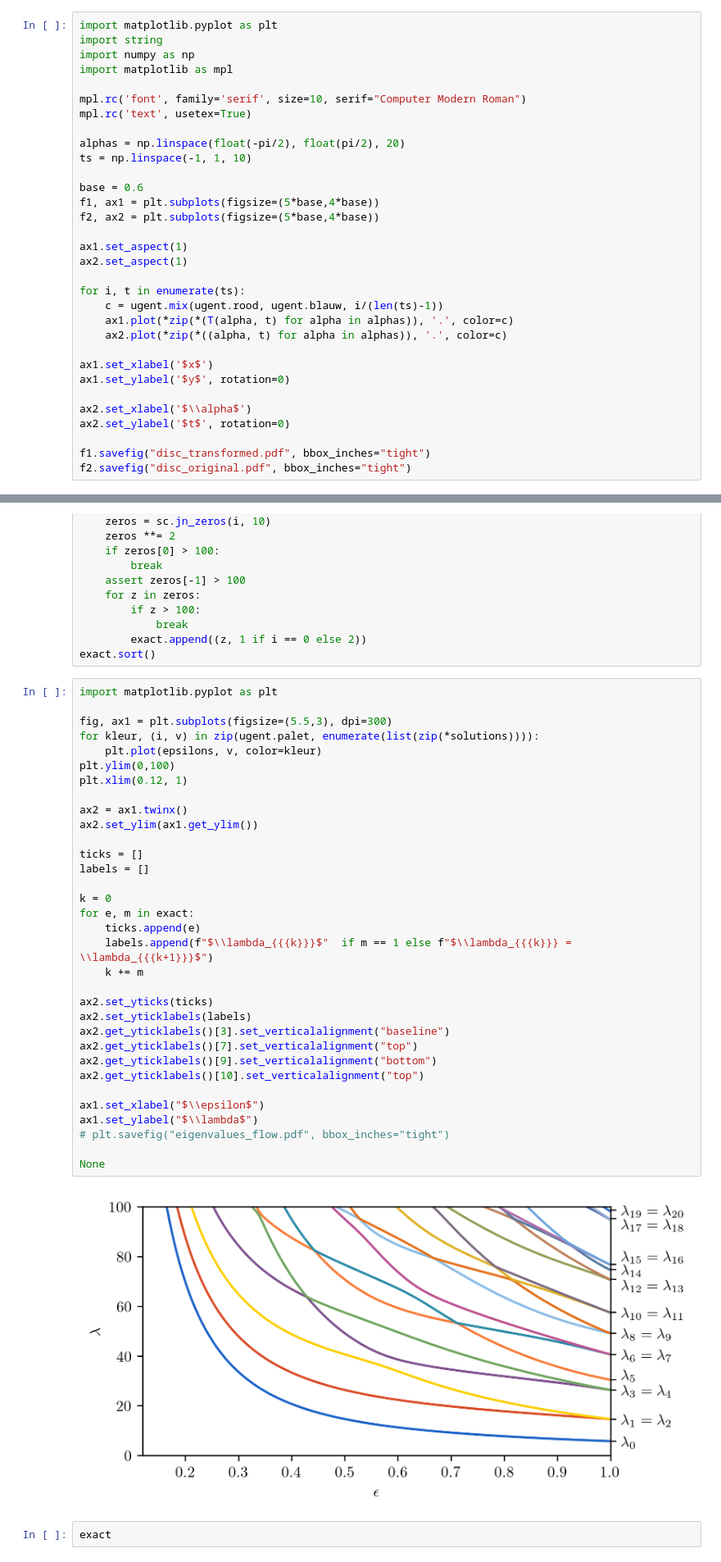
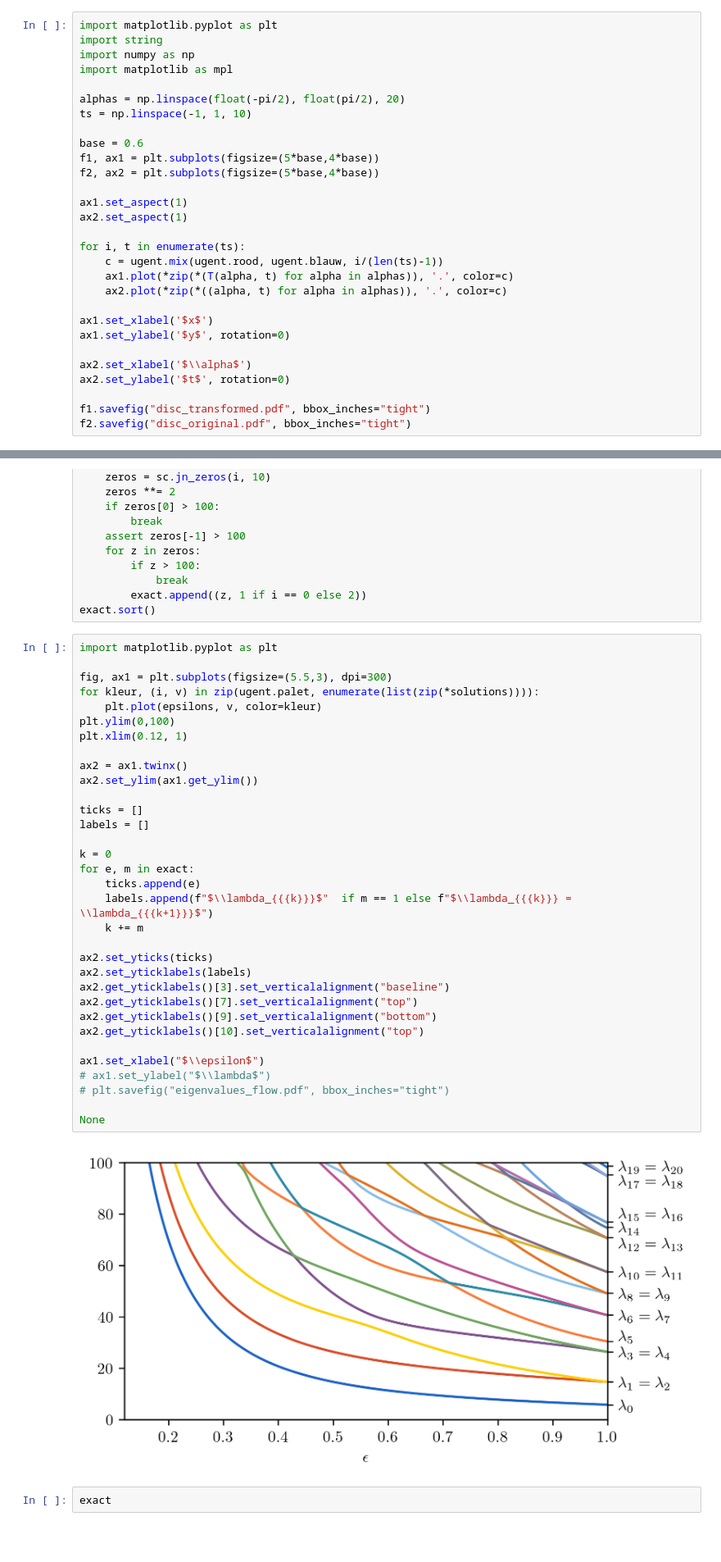
Before and after one commit to toonijn/PhD-thesis, a Jupyter notebook: img/chapter3/on_disc/disc.ipynb, the cells around one changed output, grey strips where cells are left out. Shown at 82% size. Cells and saved outputs as stored; diff of their text form; blank space fills up the shorter version.

```diff
--- a/img/chapter3/on_disc/disc.ipynb
+++ b/img/chapter3/on_disc/disc.ipynb
@@ -16,9 +16,6 @@ import matplotlib.pyplot as plt
 import string
 import numpy as np
 import matplotlib as mpl
-
-mpl.rc('font', family='serif', size=10, serif="Computer Modern Roman")
-mpl.rc('text', usetex=True)
 
 alphas = np.linspace(float(-pi/2), float(pi/2), 20)
 ts = np.linspace(-1, 1, 10)
@@ -165,35 +162,35 @@ import matplotlib.pyplot as plt
 fig, ax1 = plt.subplots(figsize=(5.5,3), dpi=300)
 for kleur, (i, v) in zip(ugent.palet, enumerate(list(zip(*solutions)))):
     plt.plot(epsilons, v, color=kleur)
 plt.ylim(0,100)
 plt.xlim(0.12, 1)
 
 ax2 = ax1.twinx()
 ax2.set_ylim(ax1.get_ylim())
 
 ticks = []
 labels = []
 
 k = 0
 for e, m in exact:
     ticks.append(e)
     labels.append(f"$\\lambda_{{{k}}}$"  if m == 1 else f"$\\lambda_{{{k}}} = \\lambda_{{{k+1}}}$")
     k += m
 
 ax2.set_yticks(ticks)
 ax2.set_yticklabels(labels)
 ax2.get_yticklabels()[3].set_verticalalignment("baseline")
 ax2.get_yticklabels()[7].set_verticalalignment("top")
 ax2.get_yticklabels()[9].set_verticalalignment("bottom")
 ax2.get_yticklabels()[10].set_verticalalignment("top")
 
 ax1.set_xlabel("$\\epsilon$")
-ax1.set_ylabel("$\\lambda$")
+# ax1.set_ylabel("$\\lambda$")
 # plt.savefig("eigenvalues_flow.pdf", bbox_inches="tight")
 
 None
 # %% [output]
-[figure, old version]
+[figure, new version]
 # %%
 exact
 # %% [output]
```
Also changed, not shown: parts of 3 cells of this notebook, 43 other files.
